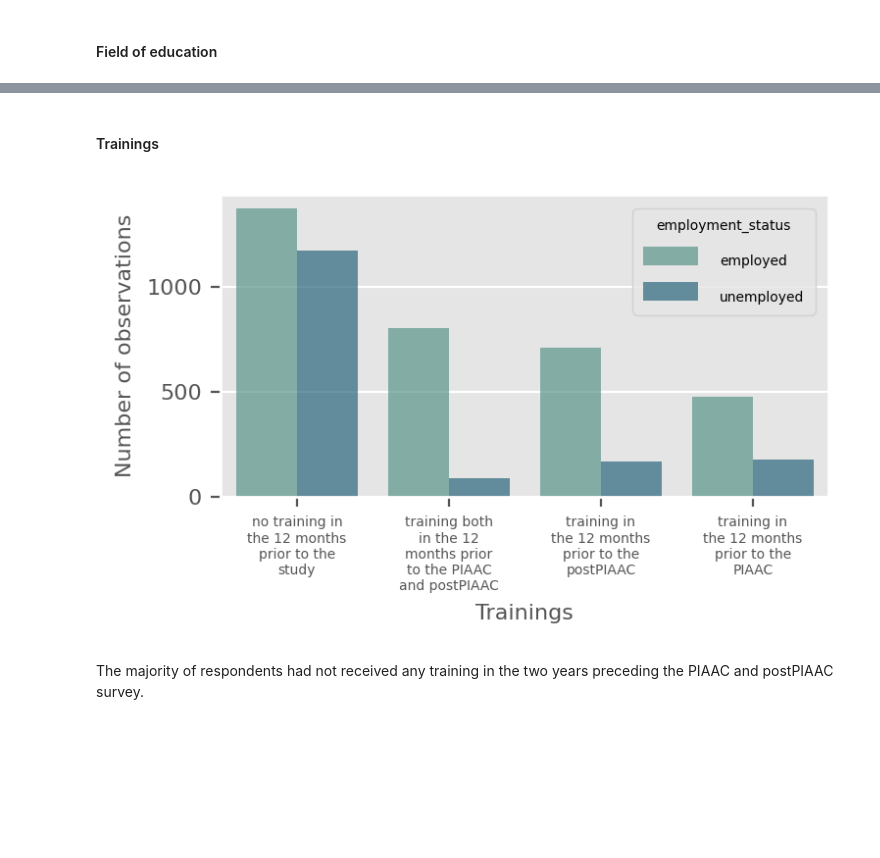
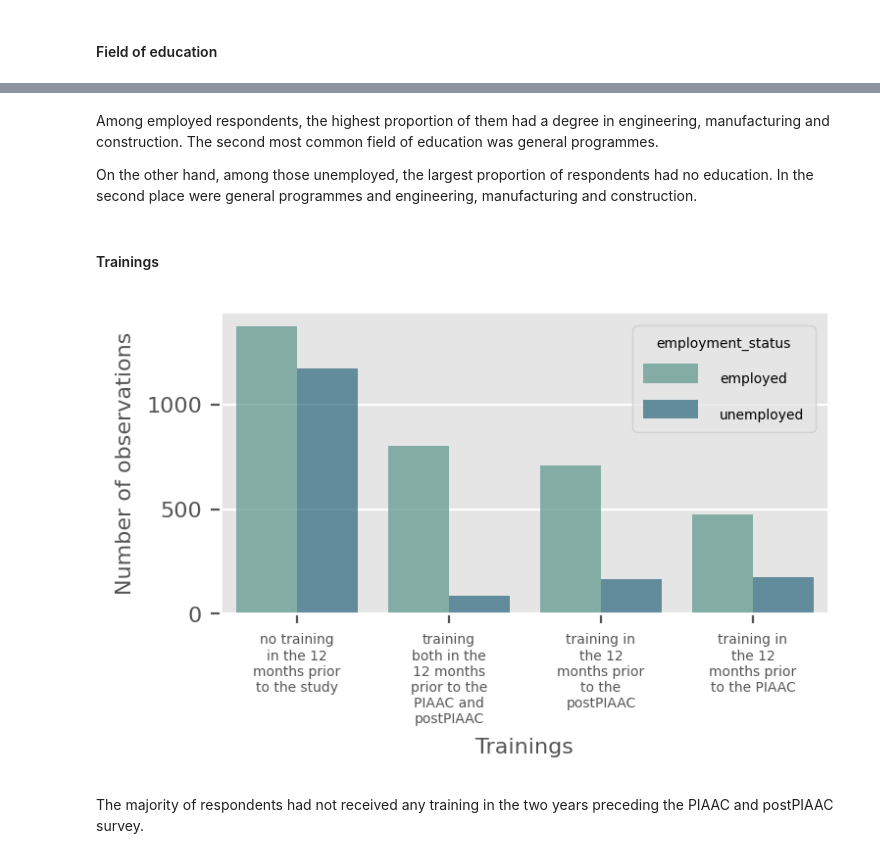
Before and after one commit to nataliagraczyk/bigfive-project, a Jupyter notebook: main.ipynb, the cells around one changed output, grey strips where cells are left out. Drawn from its saved outputs; the diff is of its cells as text; code cells hidden in the pictures; blank space fills up the shorter version.

```diff
--- a/main.ipynb
+++ b/main.ipynb
@@ -268,43 +262,13 @@ plt.show()
+# %% [markdown]
+Among employed respondents, the highest proportion of them had a degree in engineering, manufacturing and construction. The second most common field of education was general programmes.
+
+On the other hand, among those unemployed, the largest proportion of respondents had no education. In the second place were general programmes and engineering, manufacturing and construction.
 # %% [markdown]
 #### Trainings
-# %%
-plt.figure(figsize=(4,2), dpi=200)
-plt.style.use('ggplot')
-
-ax = sns.countplot(
-       data = data,
-       x = "training",
-       hue = "employment_status",
-       order = data["training"].value_counts().index,
-       palette = "crest",
-       alpha = 0.7)
-
-ax.set_xlabel("Trainings", fontsize = 8)
-ax.set_ylabel("Number of observations", fontsize = 8)
-
-plt.xticks(fontsize = 5)
-plt.yticks(fontsize = 8)
-
-# https://medium.com/dunder-data/automatically-wrap-graph-labels-in-matplotlib-and-seaborn-a48740bc9ce
-def wrap_labels(ax, width, break_long_words=False):
-    labels = []
-    for label in ax.get_xticklabels():
-        text = label.get_text()
-        labels.append(textwrap.fill(text, width=width,
-                      break_long_words=break_long_words))
-    ax.set_xticklabels(labels, rotation=0)
-
-wrap_labels(ax, 14)
-ax.figure
-
-plt.xticks(fontsize = 5)
-plt.yticks(fontsize = 8)
-plt.setp(ax.get_legend().get_texts(), fontsize='5') # for legend text
-plt.setp(ax.get_legend().get_title(), fontsize='5') # for legend title
-
-plt.show()
-# %% [output]
-[figure, removed]
+# %%
+create_countplot("training", "Trainings", 5)
+# %% [output]
+[figure, added]
 # %% [markdown]
 The majority of respondents had not received any training in the two years preceding the PIAAC and postPIAAC survey.
 # %% [markdown]
```
Also changed, not shown: parts of 20 cells of this notebook.
